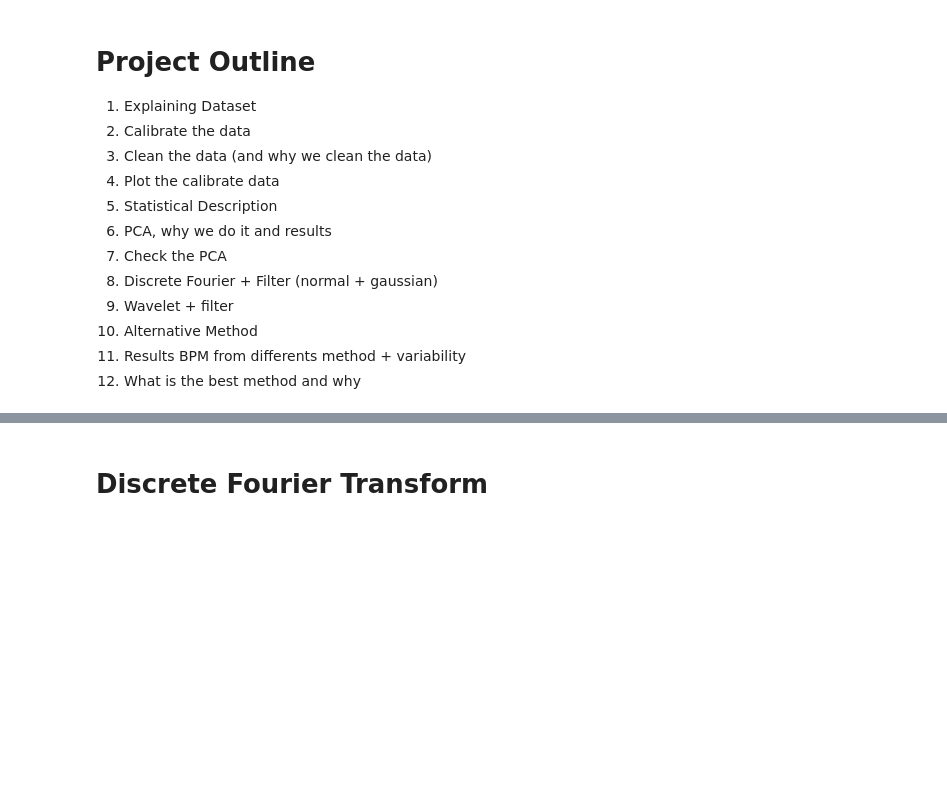
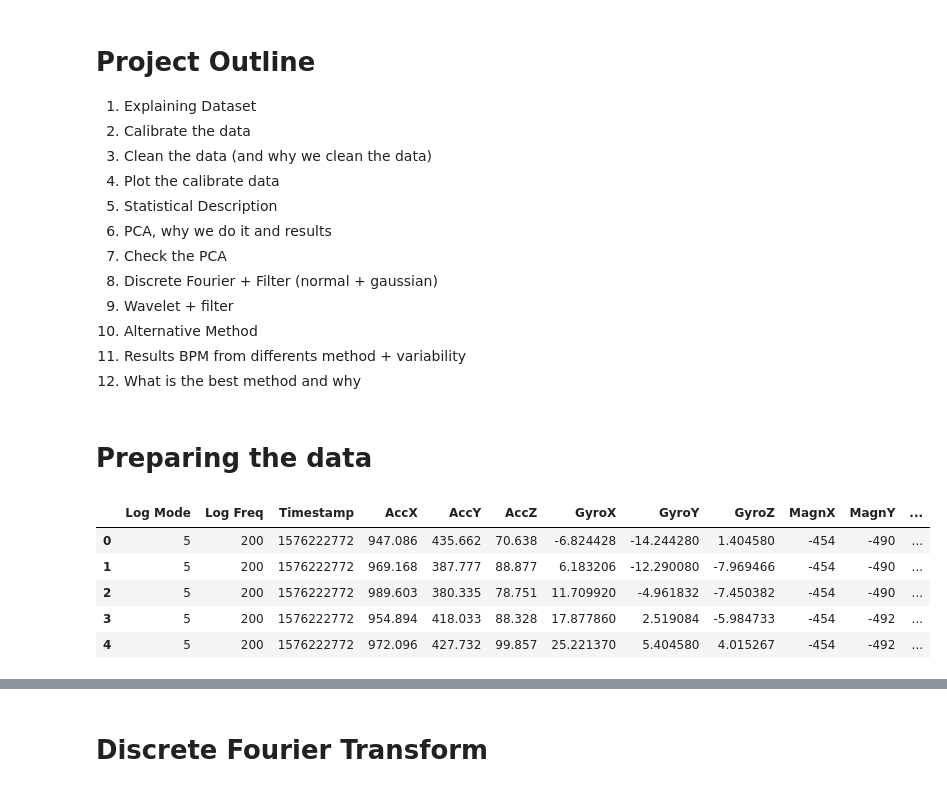
Before and after one commit to paololapo/HeartRateEstimation, a Jupyter notebook: Real_Project.ipynb, the cells around one changed output, grey strips where cells are left out. Saved outputs shown, nothing was run; the diff lists cells and outputs as text; code cells hidden in the pictures; blank space fills up the shorter version.

```diff
--- a/Real_Project.ipynb
+++ b/Real_Project.ipynb
@@ -32,3 +33,9 @@ import matplotlib.mlab as mlab
 10. Alternative Method
 11. Results BPM from differents method + variability
 12. What is the best method and why
+# %% [markdown]
+# Preparing the data
+# %%
+filenames = ["Data/center_sternum.txt","Data/1_Stave_supine_static.txt","Data/2_Mattress_supine.txt","Data/3_Subject_sitting_chair.txt","Data/4_Chest_sweater.txt","Data/5_Under_chair.txt"]
+chosen_file = 0
+cuts = [(1129, 14306), (1750, 7999), (1659, 11078), (875, 6109), (1689, 5687), (834, 8756)]
@@ -34,0 +68,11 @@ import matplotlib.mlab as mlab
+# %%
+# Import the file inside "data" Dataframe
+data = pd.read_csv(filenames[chosen_file], sep='\t').reset_index(drop=True)
+data.head()
+# %% [output]
+|  | Log Mode | Log Freq | Timestamp | AccX | AccY | AccZ | GyroX | GyroY | GyroZ | MagnX | MagnY | ... |
+| 0 | 5 | 200 | 1576222772 | 947.086 | 435.662 | 70.638 | -6.824428 | -14.244280 | 1.404580 | -454 | -490 | ... |
+| 1 | 5 | 200 | 1576222772 | 969.168 | 387.777 | 88.877 | 6.183206 | -12.290080 | -7.969466 | -454 | -490 | ... |
+| 2 | 5 | 200 | 1576222772 | 989.603 | 380.335 | 78.751 | 11.709920 | -4.961832 | -7.450382 | -454 | -490 | ... |
+| 3 | 5 | 200 | 1576222772 | 954.894 | 418.033 | 88.328 | 17.877860 | 2.519084 | -5.984733 | -454 | -492 | ... |
+| 4 | 5 | 200 | 1576222772 | 972.096 | 427.732 | 99.857 | 25.221370 | 5.404580 | 4.015267 | -454 | -492 | ... |
```
Also changed, not shown: parts of 39 cells of this notebook, 1 other file.
